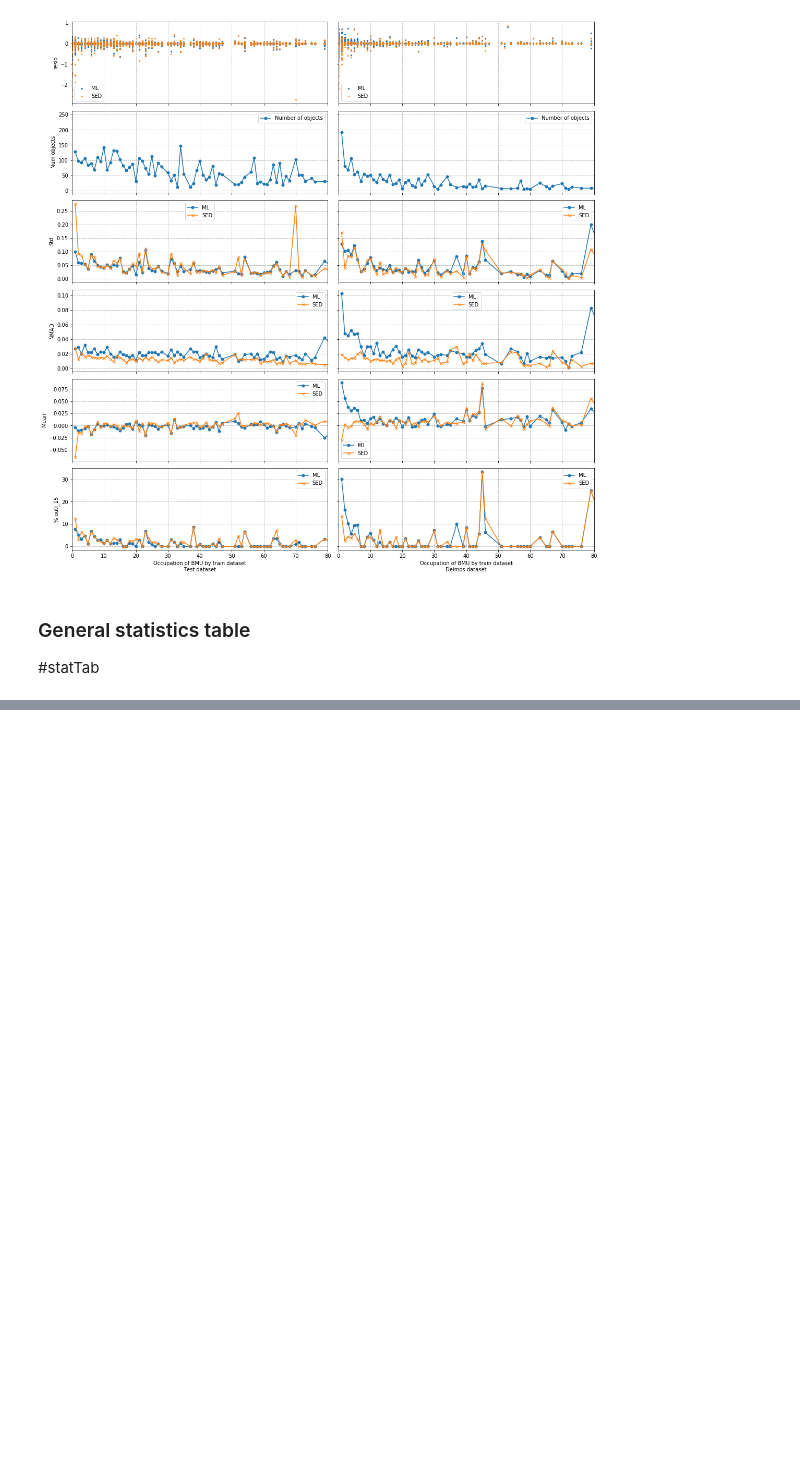
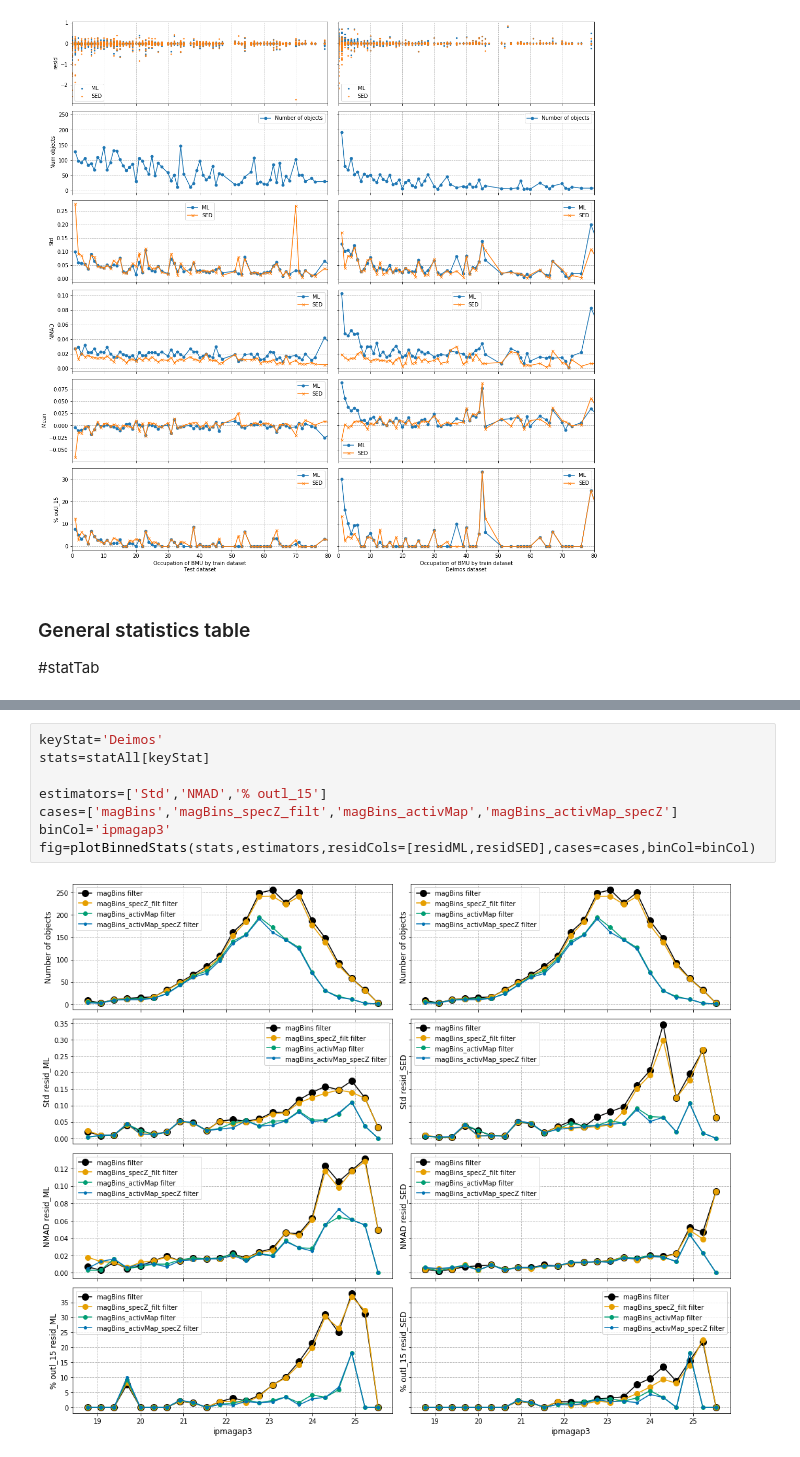
Before and after one commit to ShrRa/COSMOS_SOM, a Jupyter notebook: Statistics.ipynb, the cells around one changed output, grey strips where cells are left out. Cells and saved outputs as stored; diff of their text form; blank space fills up the shorter version.

```diff
--- a/Statistics.ipynb
+++ b/Statistics.ipynb
@@ -320,0 +365,10 @@ statAll['Deimos']['Basic']
+# %%
+keyStat='Deimos'
+stats=statAll[keyStat]
+
+estimators=['Std','NMAD','% outl_15']
+cases=['magBins','magBins_specZ_filt','magBins_activMap','magBins_activMap_specZ']
+binCol='ipmagap3'
+fig=plotBinnedStats(stats,estimators,residCols=[residML,residSED],cases=cases,binCol=binCol)
+# %% [output]
+[figure, added]
```
Also changed, not shown: parts of 5 cells of this notebook.
